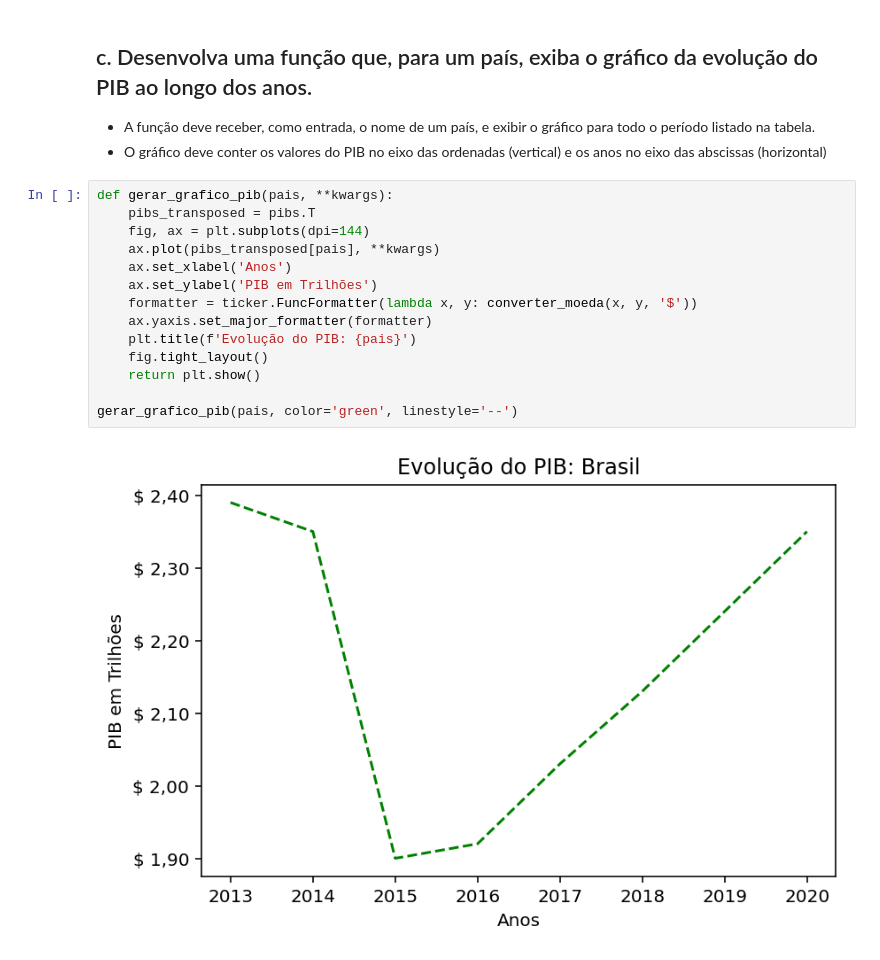
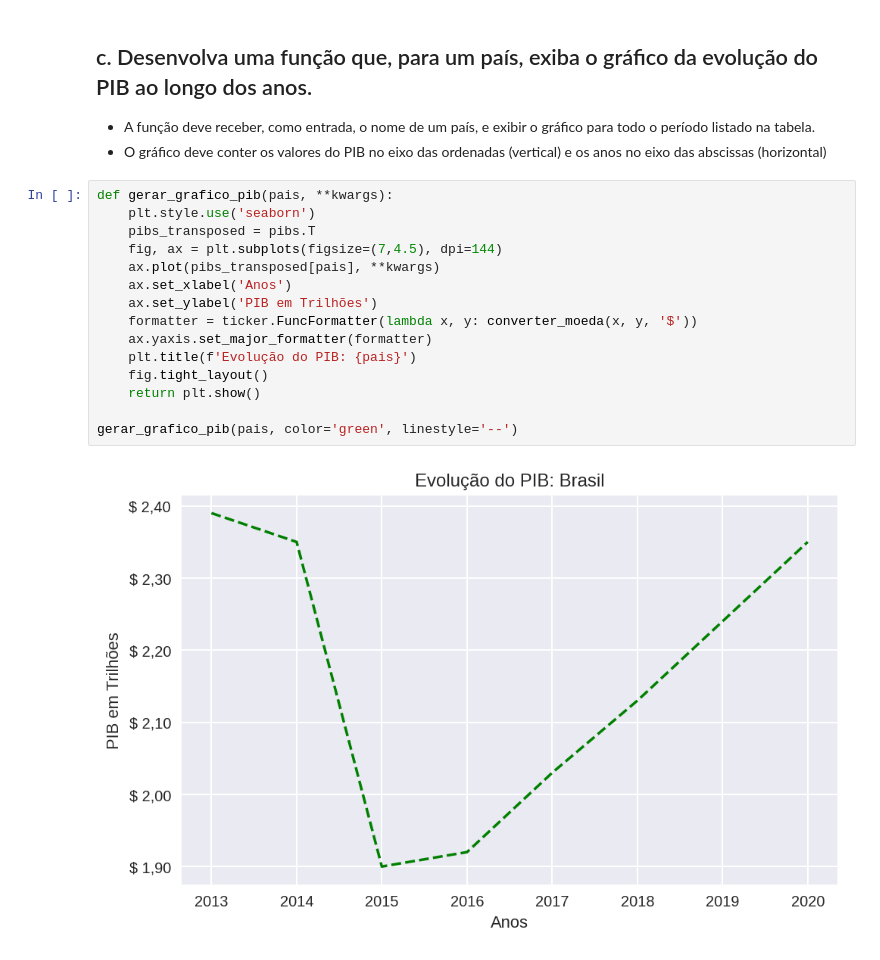
Before and after one commit to pedronora/infnet, a Jupyter notebook: Pedro_Henrique_Macedo_Nora_DR1_AT.ipynb, the cells around one changed output. Cells and saved outputs as stored; diff of their text form.

```diff
--- a/Pedro_Henrique_Macedo_Nora_DR1_AT.ipynb
+++ b/Pedro_Henrique_Macedo_Nora_DR1_AT.ipynb
@@ -346,20 +347,21 @@ Indonésia       Variação de -85.76% entre 2013 e 2020.
 * O gráfico deve conter os valores do PIB no eixo das ordenadas (vertical) e os anos no eixo das abscissas (horizontal)
 # %%
 def gerar_grafico_pib(pais, **kwargs):
+    plt.style.use('seaborn')
     pibs_transposed = pibs.T
-    fig, ax = plt.subplots(dpi=144)
+    fig, ax = plt.subplots(figsize=(7,4.5), dpi=144)
     ax.plot(pibs_transposed[pais], **kwargs)
     ax.set_xlabel('Anos')
     ax.set_ylabel('PIB em Trilhões')
     formatter = ticker.FuncFormatter(lambda x, y: converter_moeda(x, y, '$'))
     ax.yaxis.set_major_formatter(formatter)
     plt.title(f'Evolução do PIB: {pais}')
     fig.tight_layout()
     return plt.show()
 
 gerar_grafico_pib(pais, color='green', linestyle='--')
 # %% [output]
-[figure, old version]
+[figure, new version]
 # %%
 pais = str(input('Informe o nome do País: '))
 while pais not in pibs.index:
```
Also changed, not shown: parts of 2 cells of this notebook.
